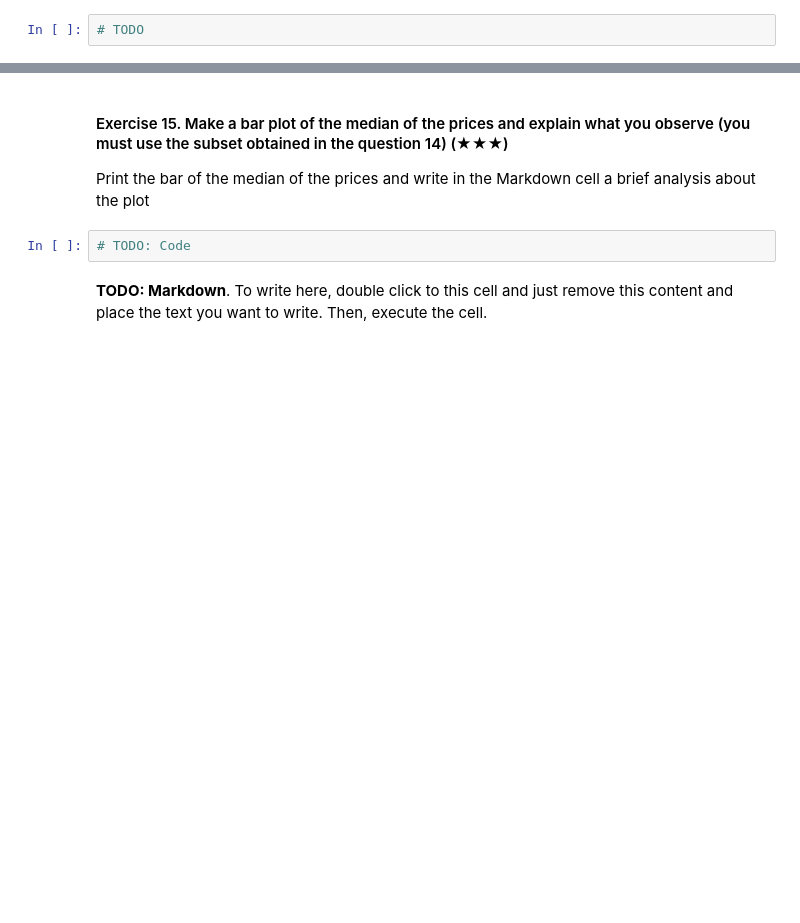
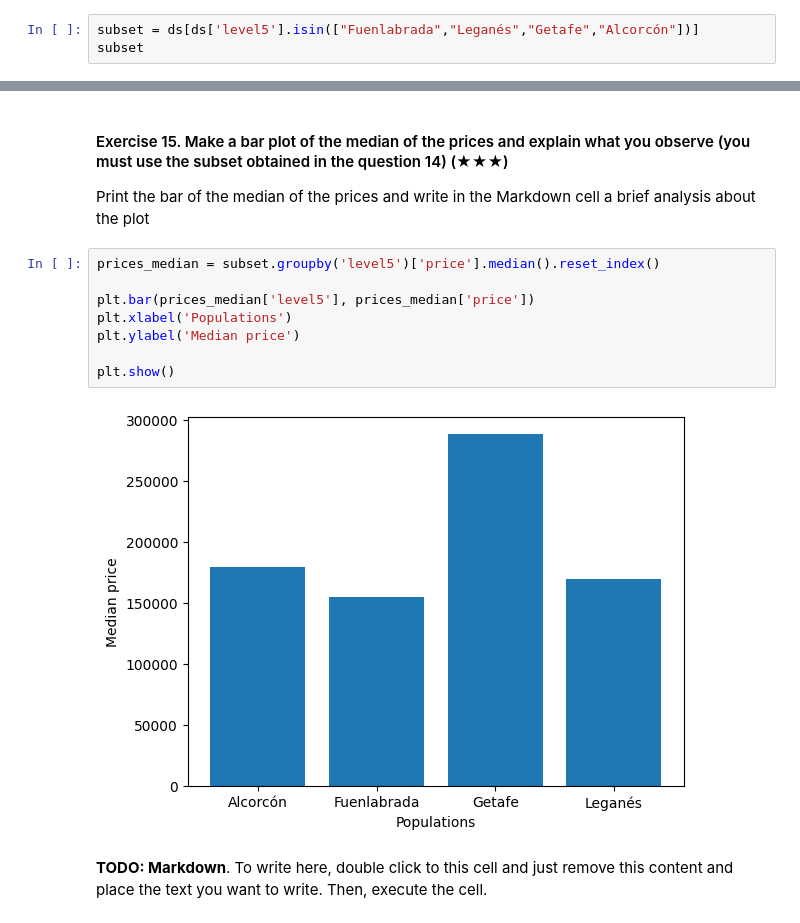
Before and after one commit to allankruger/realestate-datacleanup-exercise, a Jupyter notebook: project.ipynb, the cells around one changed output, grey strips where cells are left out. Cells and saved outputs as stored; diff of their text form; blank space fills up the shorter version.

```diff
--- a/project.ipynb
+++ b/project.ipynb
@@ -254,4 +243,5 @@ Name: level5, Length: 15275, dtype: object
 
 Hint: Filter the original DataFrame using the column `level5` and the function `isin`
 # %%
-# TODO
+subset = ds[ds['level5'].isin(["Fuenlabrada","Leganés","Getafe","Alcorcón"])]
+subset
@@ -260,7 +264,15 @@ Hint: Filter the original DataFrame using the column `level5` and the function `
 
 Print the bar of the median of the prices and write in the Markdown cell a brief analysis about the plot
 # %%
-# TODO: Code
+prices_median = subset.groupby('level5')['price'].median().reset_index()
+
+plt.bar(prices_median['level5'], prices_median['price'])
+plt.xlabel('Populations')
+plt.ylabel('Median price')
+
+plt.show()
+# %% [output]
+[figure, added]
 # %% [markdown]
 **TODO: Markdown**. To write here, double click to this cell and just remove this content and place the text you want to write. Then, execute the cell.
 # %% [markdown]
```
Also changed, not shown: parts of 9 cells of this notebook.
